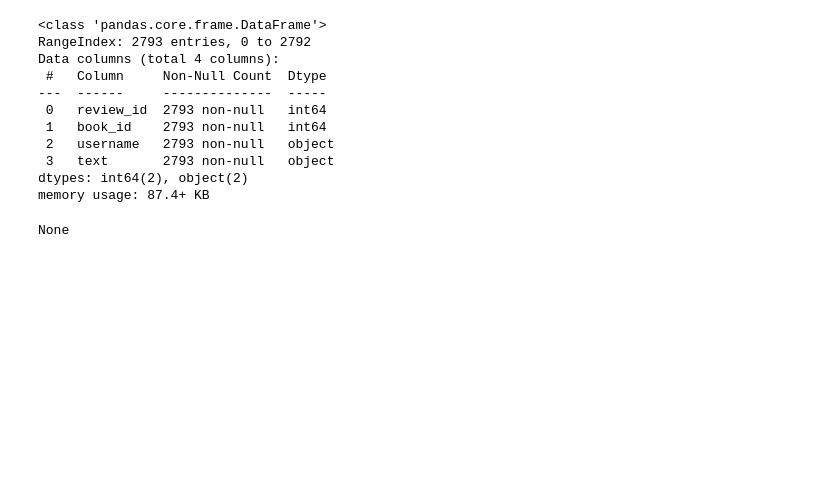
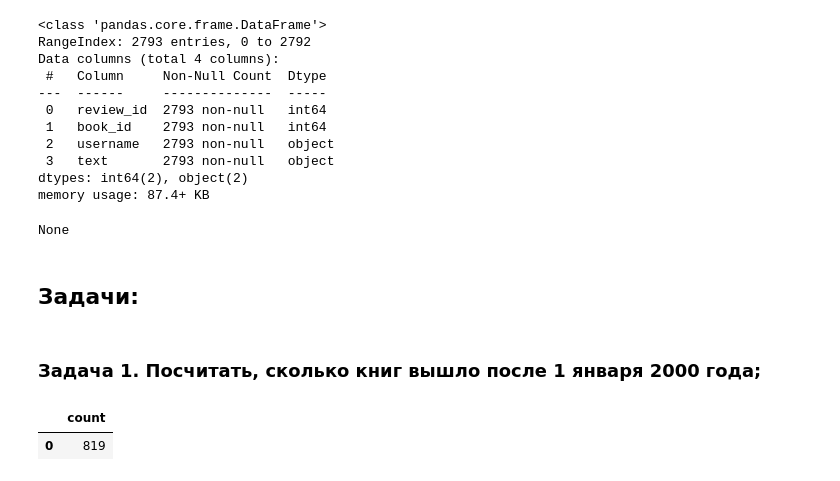
Before and after one commit to akirionenko/senior_progect, a Jupyter notebook: sql.ipynb, the cells around one changed output. Saved outputs shown, nothing was run; the diff lists cells and outputs as text; code cells hidden in the pictures; blank space fills up the shorter version.

```diff
--- a/sql.ipynb
+++ b/sql.ipynb
@@ -222,3 +222,20 @@ Data columns (total 4 columns):
 dtypes: int64(2), object(2)
 memory usage: 87.4+ KB
 None
+# %% [markdown]
+## Задачи:
+# %% [markdown]
+### Задача 1. Посчитать, сколько книг вышло после 1 января 2000 года;
+# %%
+query = '''
+SELECT COUNT (DISTINCT book_id)
+FROM books
+WHERE
+    publication_date > '2000-01-01'
+
+    '''
+
+pd.io.sql.read_sql(query, con = engine)
+# %% [output]
+|  | count |
+| 0 | 819 |
```
Also changed, not shown: parts of 13 cells of this notebook.
